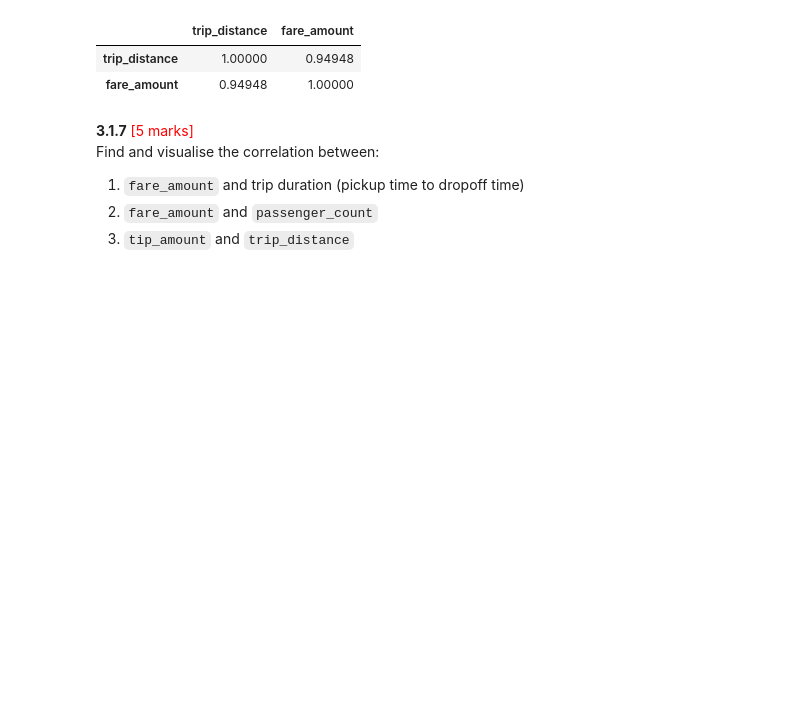
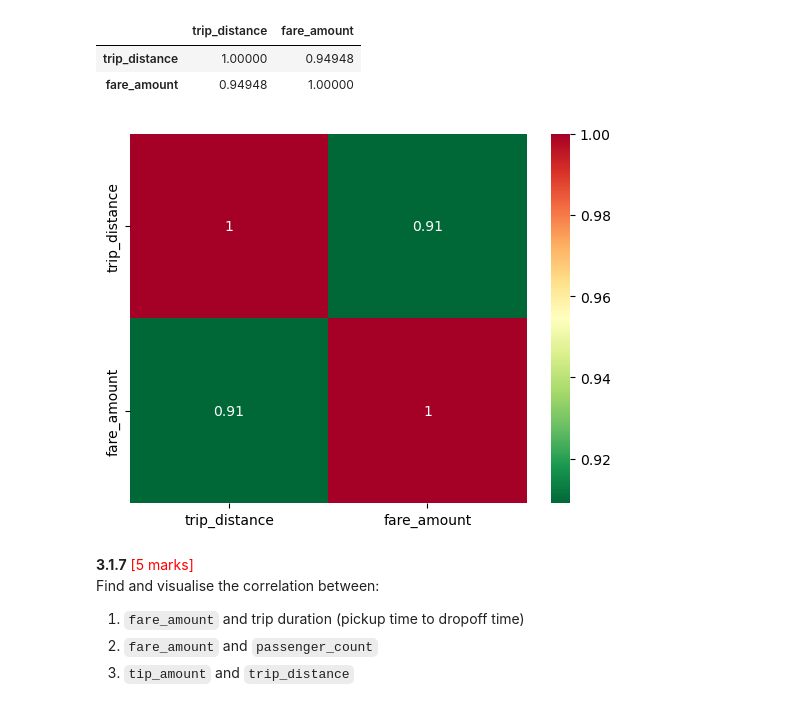
Before and after one commit to mpyar/eda_nyc_taxi, a Jupyter notebook: Analysis/EDA_Assg_NYC_Taxi_Starter.ipynb, the cells around one changed output. Cells and saved outputs as stored; diff of their text form; code cells hidden in the pictures; blank space fills up the shorter version.

```diff
--- a/Analysis/EDA_Assg_NYC_Taxi_Starter.ipynb
+++ b/Analysis/EDA_Assg_NYC_Taxi_Starter.ipynb
@@ -1194,6 +1136,11 @@ df_non_zeros[['trip_distance','fare_amount']].corr()
 |  | trip_distance | fare_amount |
 | trip_distance | 1.00000 | 0.94948 |
 | fare_amount | 0.94948 | 1.00000 |
+# %%
+sns.heatmap(df[['trip_distance','fare_amount']].corr(),annot = True,cmap = 'RdYlGn_r')
+plt.show()
+# %% [output]
+[figure, added]
 # %% [markdown]
 **3.1.7** <font color = red>[5 marks]</font> <br>
 Find and visualise the correlation between:
```
Also changed, not shown: parts of 45 cells of this notebook, 1 other file.
